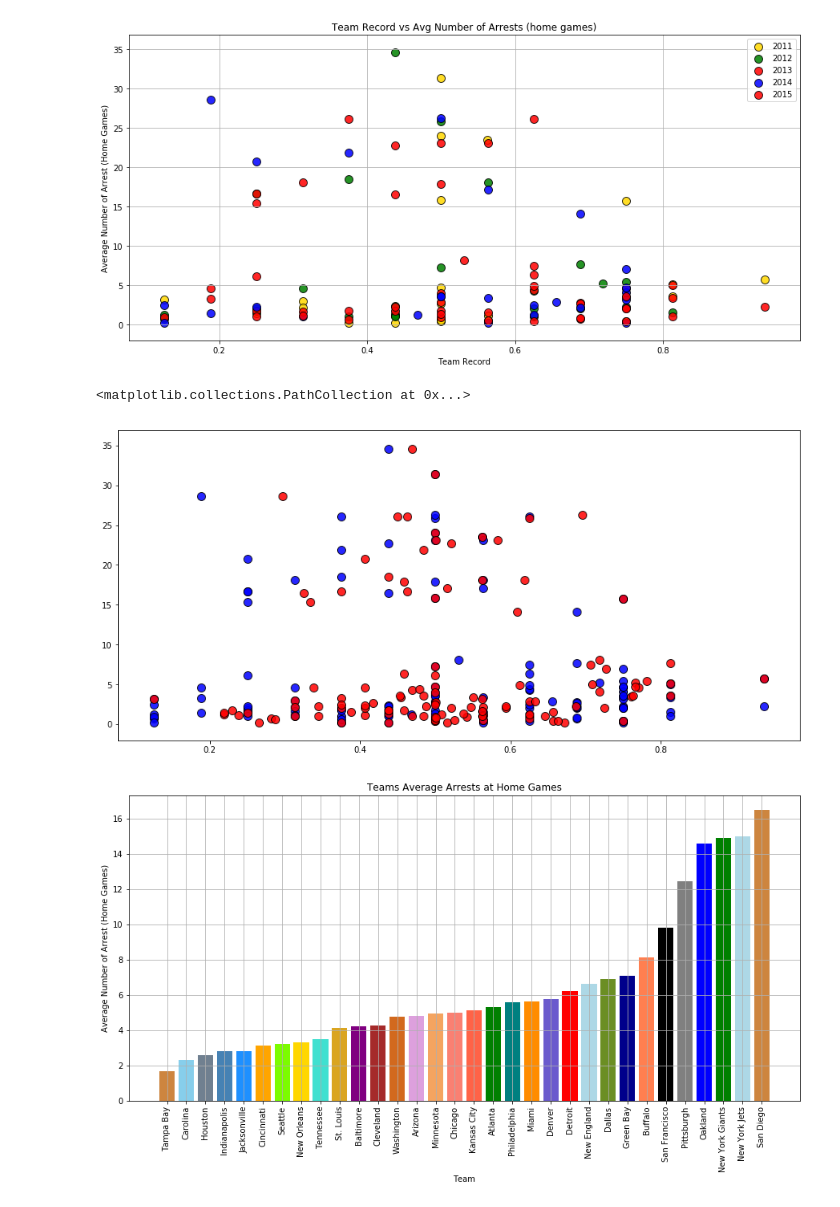
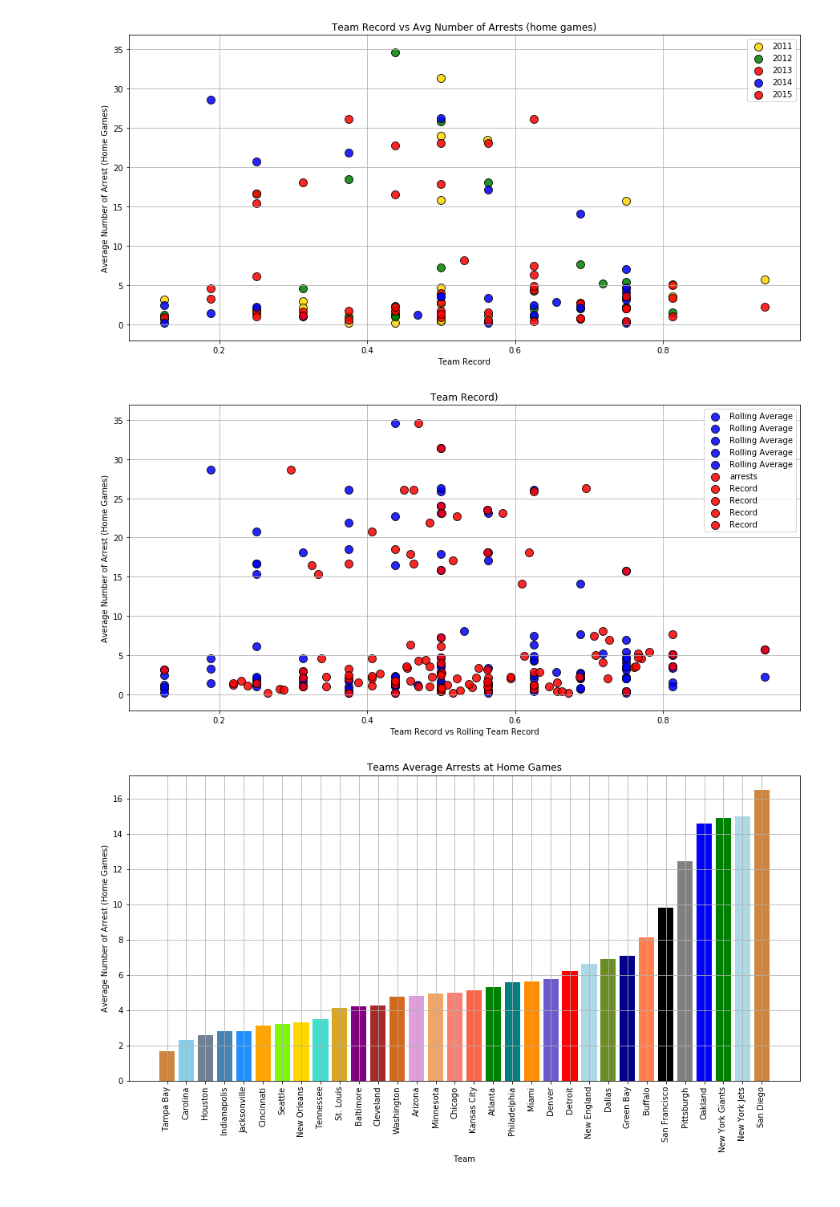
Before and after one commit to erictuscanes/Group-Project, a Jupyter notebook: Untitled.ipynb, the cells around one changed output. Cells and saved outputs as stored; diff of their text form; code cells hidden in the pictures.

Commit message:
Polished Plots and Charts

```diff
--- a/Untitled.ipynb
+++ b/Untitled.ipynb
@@ -157,35 +159,40 @@ plt.grid()
 homeArrests = rollingData[["season","home_team","arrests"]]
 homeArrests = homeArrests.rename(columns = {'home_team':"Team"})
 fullSet = pd.merge(homeArrests,recData,how = 'left', on = 'Team')
 fullSet= fullSet.groupby(['season','Team']).mean().dropna().reset_index()
 set2011= fullSet.loc[fullSet['season'] == 2011]
 set2012= fullSet.loc[fullSet['season'] == 2012]
 set2013= fullSet.loc[fullSet['season'] == 2013]
 set2014= fullSet.loc[fullSet['season'] == 2014]
 set2015= fullSet.loc[fullSet['season'] == 2015]
 fig, ax = plt.subplots(figsize=(15,7))
 plt.scatter(set2011['2011'],set2011['arrests'], marker='o', s = 100, facecolors='blue',edgecolors='black', label = "Rolling Average", alpha = 0.85)
 plt.scatter(set2012['2012'],set2012['arrests'], marker='o', s = 100, facecolors='blue',edgecolors='black', label = "Rolling Average", alpha = 0.85)
 plt.scatter(set2013['2013'],set2013['arrests'], marker='o', s = 100, facecolors='blue',edgecolors='black', label = "Rolling Average", alpha = 0.85)
 plt.scatter(set2014['2014'],set2014['arrests'], marker='o', s = 100, facecolors='blue',edgecolors='black', label = "Rolling Average", alpha = 0.85)
 plt.scatter(set2015['2015'],set2015['arrests'], marker='o', s = 100, facecolors='blue',edgecolors='black', label = "Rolling Average", alpha = 0.85)
 homeArrests = rollingData[["season","home_team","arrests"]]
 homeArrests = homeArrests.rename(columns = {'home_team':"Team"})
 fullSet = pd.merge(homeArrests,rollingRecord,how = 'left', on = 'Team')
 fullSet= fullSet.groupby(['season','Team']).mean().dropna().reset_index()
 set2011= fullSet.loc[fullSet['season'] == 2011]
 set2012= fullSet.loc[fullSet['season'] == 2012]
 set2013= fullSet.loc[fullSet['season'] == 2013]
 set2014= fullSet.loc[fullSet['season'] == 2014]
 set2015= fullSet.loc[fullSet['season'] == 2015]
 plt.scatter(set2011['2011Rec'],set2011['arrests'], marker='o', s = 100, facecolors='red',edgecolors='black', alpha = 0.85)
 plt.scatter(set2012['2012Rec'],set2012['arrests'], marker='o', s = 100, facecolors='red',edgecolors='black', label = "Record", alpha = 0.85)
 plt.scatter(set2013['2013Rec'],set2013['arrests'], marker='o', s = 100, facecolors ='red',edgecolors='black', label = "Record", alpha = 0.85)
 plt.scatter(set2014['2014Rec'],set2014['arrests'], marker='o', s = 100, facecolors='red',edgecolors='black', label = "Record", alpha = 0.85)
 plt.scatter(set2015['2015Rec'],set2015['arrests'], marker='o', s = 100, facecolors='red',edgecolors='black', label = "Record", alpha = 0.85)
+plt.xlabel('Team Record vs Rolling Team Record')
+plt.ylabel('Average Number of Arrest (Home Games)')
+plt.title('Team Record)')
+plt.grid()
+plt.legend()
+plt.savefig("RollingvsRecord.png", bbox_inches="tight")
 # %% [output]
-<matplotlib.collections.PathCollection at 0x...>
-[figure, old version]
+[figure, new version]
 # %%
 homeArrests = rollingData[['home_team','arrests']]
 homeArrests = homeArrests.rename(columns = {"home_team":"team"})
```
Also changed, not shown: parts of 4 cells of this notebook, 5 other files.
